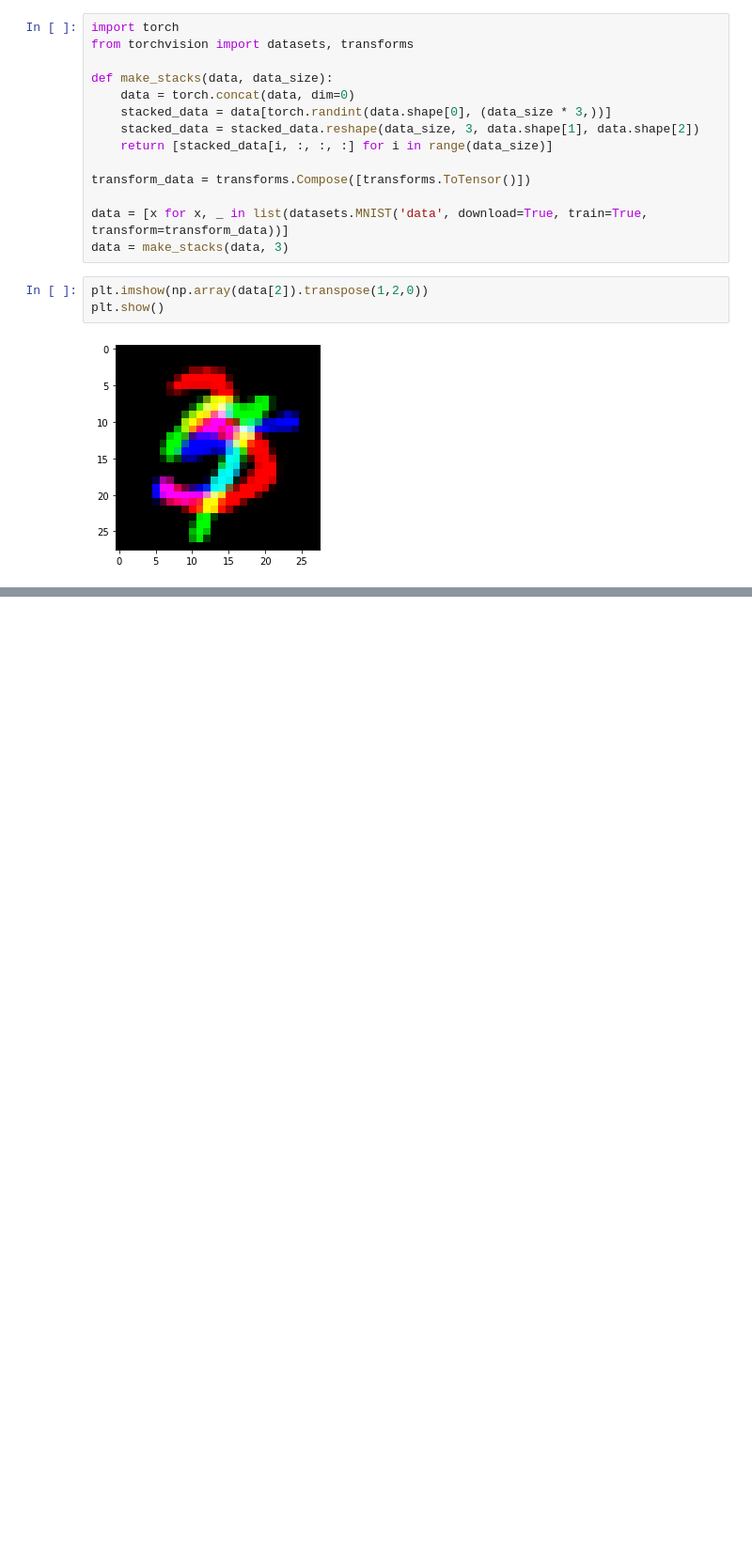
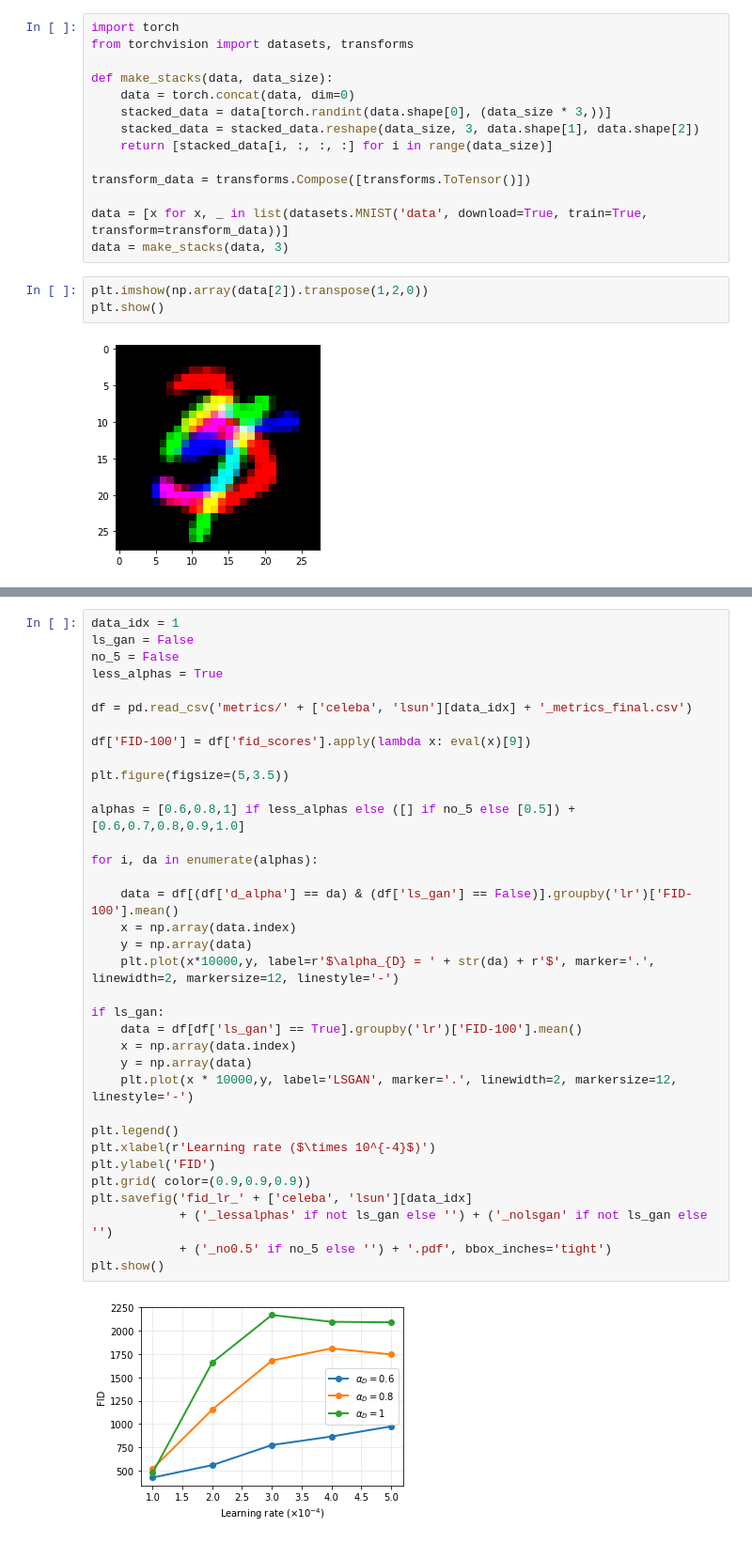
Before and after one commit to SankarLab/AlphaGan-Papers-Results, a Jupyter notebook: metric_processing.ipynb, the cells around one changed output, grey strips where cells are left out. Shown at 94% size. Cells and saved outputs as stored; diff of their text form; blank space fills up the shorter version.

```diff
--- a/metric_processing.ipynb
+++ b/metric_processing.ipynb
@@ -416,0 +311,37 @@ plt.show()
+# %%
+data_idx = 1
+ls_gan = False
+no_5 = False
+less_alphas = True
+
+df = pd.read_csv('metrics/' + ['celeba', 'lsun'][data_idx] + '_metrics_final.csv')
+
+df['FID-100'] = df['fid_scores'].apply(lambda x: eval(x)[9])
+
+plt.figure(figsize=(5,3.5))
+
+alphas = [0.6,0.8,1] if less_alphas else ([] if no_5 else [0.5]) + [0.6,0.7,0.8,0.9,1.0]
+
+for i, da in enumerate(alphas):
+
+    data = df[(df['d_alpha'] == da) & (df['ls_gan'] == False)].groupby('lr')['FID-100'].mean()
+    x = np.array(data.index)
+    y = np.array(data)
+    plt.plot(x*10000,y, label=r'$\alpha_{D} = ' + str(da) + r'$', marker='.', linewidth=2, markersize=12, linestyle='-')
+
+if ls_gan:
+    data = df[df['ls_gan'] == True].groupby('lr')['FID-100'].mean()
+    x = np.array(data.index)
+    y = np.array(data)
+    plt.plot(x * 10000,y, label='LSGAN', marker='.', linewidth=2, markersize=12, linestyle='-')
+
+plt.legend()
+plt.xlabel(r'Learning rate ($\times 10^{-4}$)')
+plt.ylabel('FID')
+plt.grid( color=(0.9,0.9,0.9))
+plt.savefig('fid_lr_' + ['celeba', 'lsun'][data_idx]
+            + ('_lessalphas' if not ls_gan else '') + ('_nolsgan' if not ls_gan else '')
+            + ('_no0.5' if no_5 else '') + '.pdf', bbox_inches='tight')
+plt.show()
+# %% [output]
+[figure, added]
```
Also changed, not shown: parts of 18 cells of this notebook, 25 other files.
